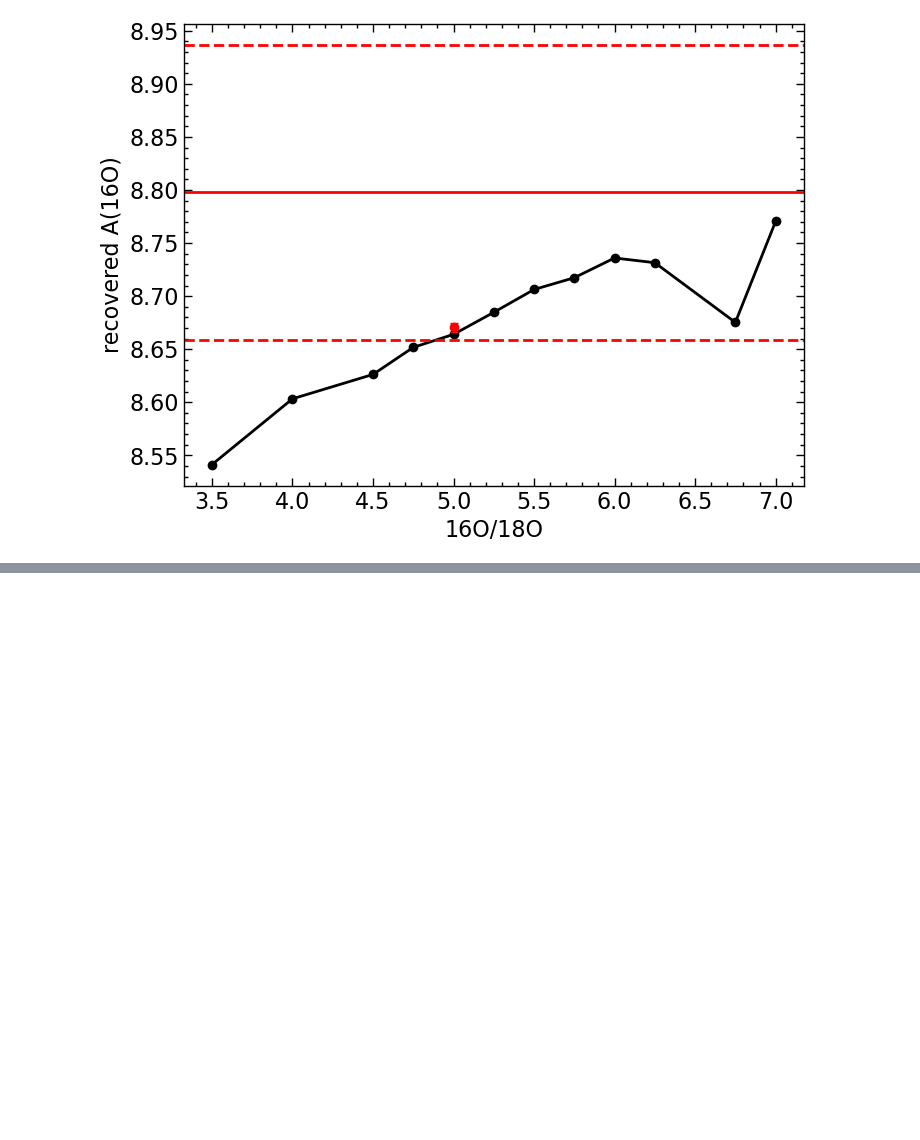
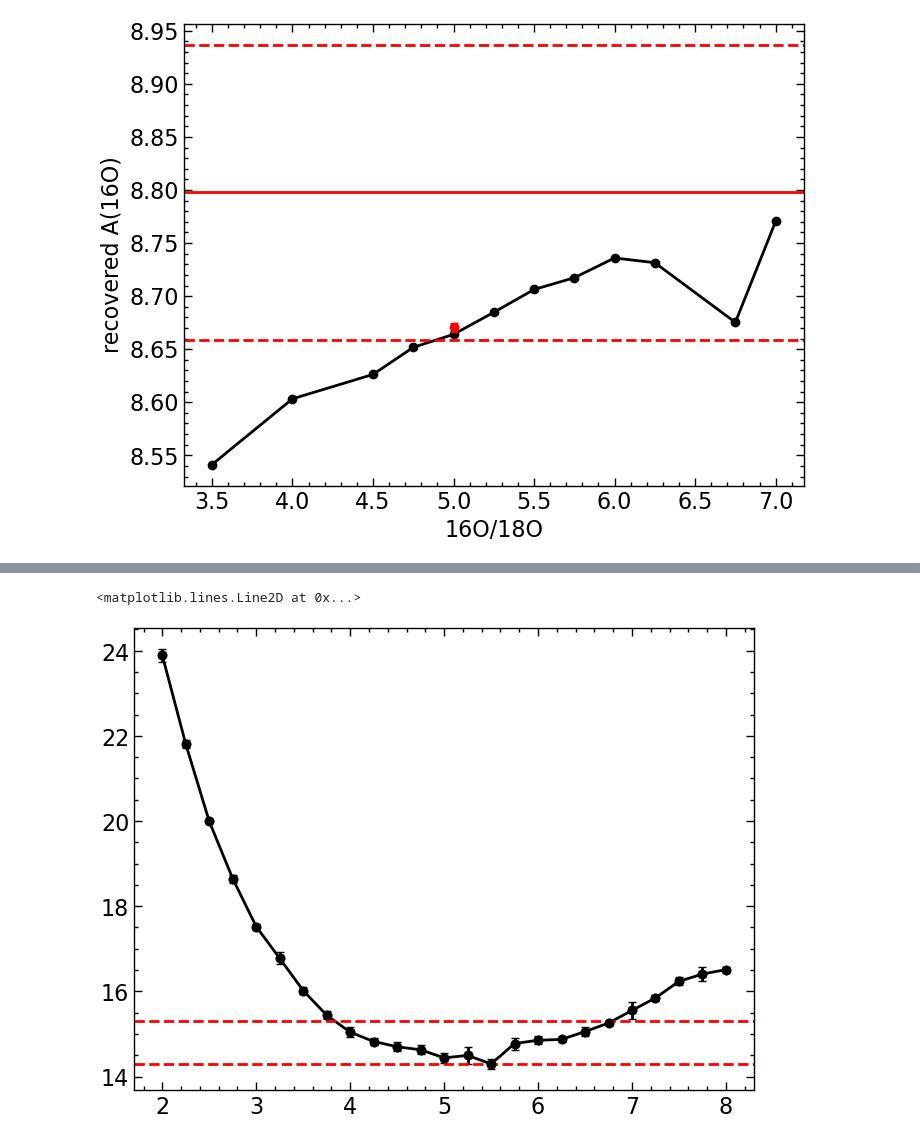
Before and after one commit to advaitmehla/TSFitPy, a Jupyter notebook: plotting_tools/asas-rcb-21_comb.ipynb, the cells around one changed output, grey strips where cells are left out. Cells and saved outputs as stored; diff of their text form; code cells hidden in the pictures; blank space fills up the shorter version.

```diff
--- a/plotting_tools/asas-rcb-21_comb.ipynb
+++ b/plotting_tools/asas-rcb-21_comb.ipynb
@@ -158,0 +90,22 @@ wavelength, flux, wavelength_observed_rv, flux_observed = plot_one_star(config_d
+# %%
+rats = np.unique(df['oisorat'])
+chis, dchis, oabunds, doabunds = [], [], [], []
+for rat in rats:
+    subdf = df[df['oisorat'] == rat]
+    meanchi = np.mean(subdf['red_chi_squared'])
+    stdchi = np.std(subdf['red_chi_squared'])
+    meanoabund = np.mean(subdf['O_Fe'])
+    stdoabund = np.std(subdf['O_Fe'])
+    chis.append(meanchi)
+    dchis.append(stdchi)
+    oabunds.append(meanoabund)
+    doabunds.append(stdoabund)
+# %%
+plt.plot(rats, chis, 'ko-')
+plt.errorbar(rats, chis, yerr=dchis, fmt='ko', capsize=3)
+plt.axhline(np.min(chis), ls='--', color='r')
+plt.axhline(np.min(chis)+1.0, ls='--', color='r')
+# plt.axhline(np.min(chis)+2.3, ls='--', color='r')
+# %% [output]
+<matplotlib.lines.Line2D at 0x...>
+[figure, added]
```
Also changed, not shown: parts of 20 cells of this notebook, 6 other files.
